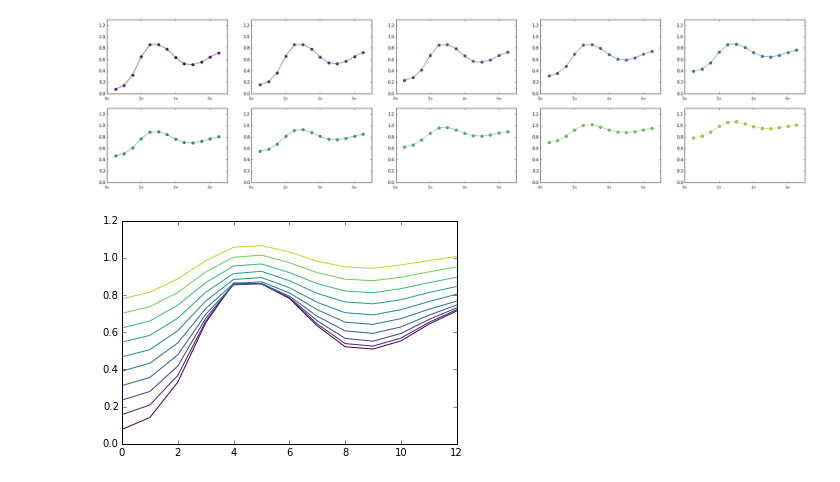
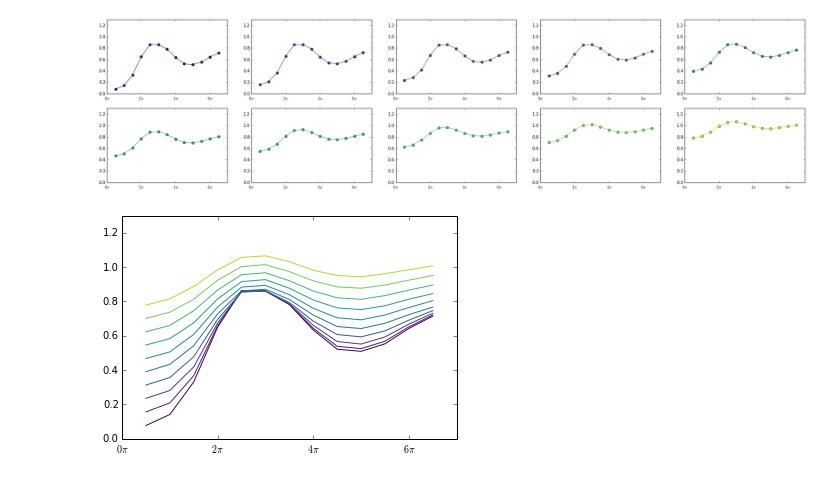
Before and after one commit to ktakagaki/kt-2015-DSPHandsOn, a Jupyter notebook: MedianFilter/Python/06. Behavior of the median filter with white noise/Behavior of the median filter with a noised sine wave.ipynb, the cells around one changed output. Drawn from its saved outputs; the diff is of its cells as text; code cells hidden in the pictures.

Commit message:
updated plots

```diff
--- a/MedianFilter/Python/06. Behavior of the median filter with white noise/Behavior of the median filter with a noised sine wave.ipynb
+++ b/MedianFilter/Python/06. Behavior of the median filter with white noise/Behavior of the median filter with a noised sine wave.ipynb
@@ -86,6 +86,5 @@ for p in range(8):
     xticks = np.arange(1, len(values))
     plt.axis([0, 11, 0, 1.3])
     plt.plot(xticks,values[:-1:,p], 'o-', color=viridis_data[p*25,:])
-    plt.xlabel('WindowLength= ' + str(65+(64*p)))
 plt.savefig('Behavior with given SN ratio and different wl.png',dpi=300)
 # %% [output]
@@ -127,7 +126,14 @@ plt.savefig('Behavior with given wl and different SN ratio.png',dpi=300)
 # %%
 fig = plt.figure()
 for i in range (10):
-    plt.plot(values2[1 ::, i], color=viridis_data[i*25,:])
+    ax = plt.subplot(1, 1, 1)
+    plt.axis([0, 14, 0, 1.3])
+    xaxis = np.arange(1, len(values2))
+    xticks = np.arange(0, len(values2) + 1, 4)
+    ax.set_xticks(xticks)
+    x_label = [r"${%s\pi}$" % (2*v) for v in range(0, len(xticks))]
+    ax.set_xticklabels(x_label)
+    plt.plot(xaxis,values2[1::,i], color=viridis_data[i*25,:])
 plt.savefig('Behavior with given wl and different SN ratio2.png',dpi=300)
 # %% [output]
-[figure, old version]
+[figure, new version]
```
Also changed, not shown: parts of 1 cell of this notebook, 3 other files.
